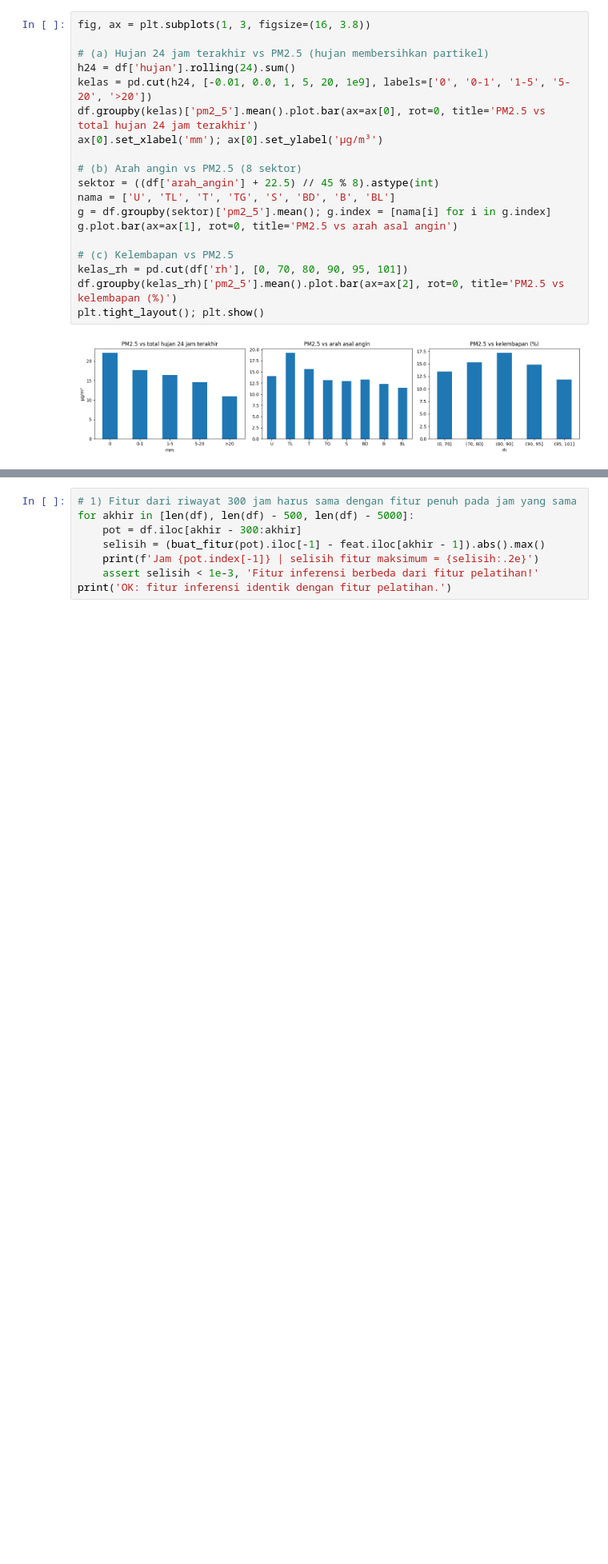
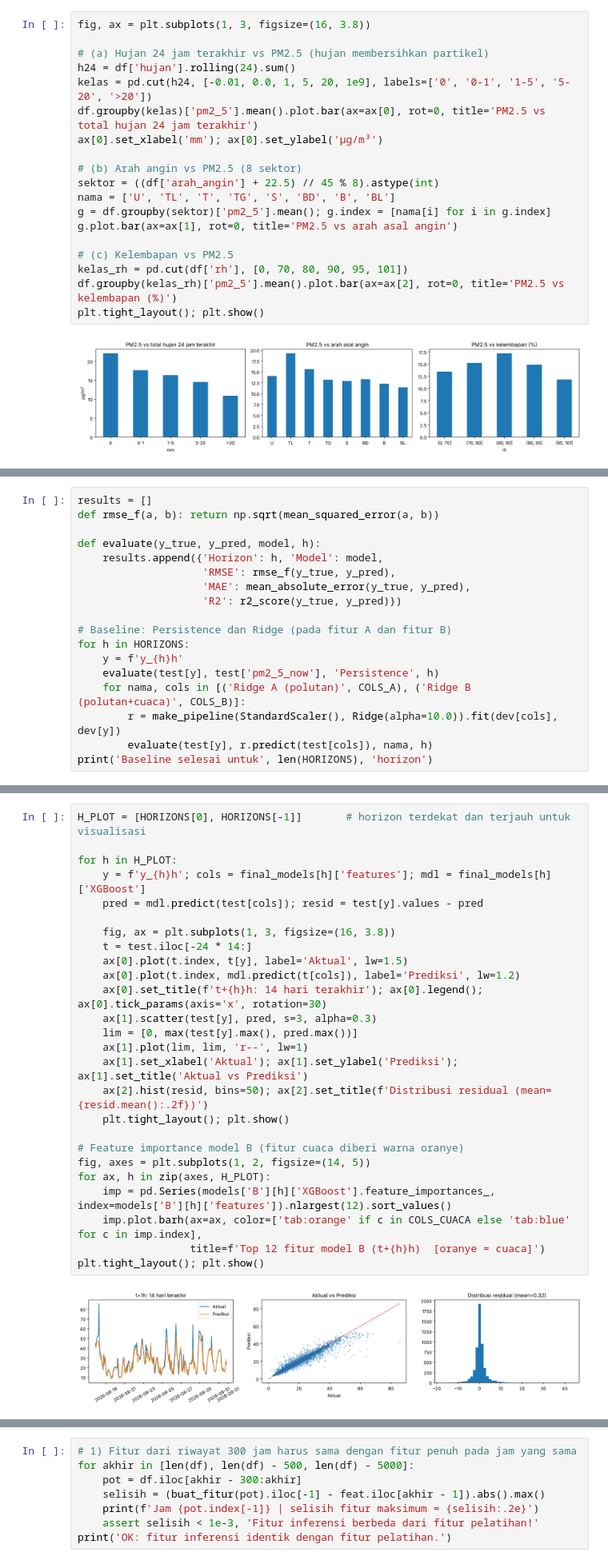
Before and after one commit to LyviaPutri/AirQuality, a Jupyter notebook: backend/Air_Quality_clean.ipynb, the cells around one changed output, grey strips where cells are left out. Shown at 80% size. Cells and saved outputs as stored; diff of their text form; blank space fills up the shorter version.

```diff
--- a/backend/Air_Quality_clean.ipynb
+++ b/backend/Air_Quality_clean.ipynb
@@ -850,0 +372,18 @@ Dua pemeriksaan sebelum model dihubungkan ke dashboard:
+# %%
+results = []
+def rmse_f(a, b): return np.sqrt(mean_squared_error(a, b))
+
+def evaluate(y_true, y_pred, model, h):
+    results.append({'Horizon': h, 'Model': model,
+                    'RMSE': rmse_f(y_true, y_pred),
+                    'MAE': mean_absolute_error(y_true, y_pred),
+                    'R2': r2_score(y_true, y_pred)})
+
+# Baseline: Persistence dan Ridge (pada fitur A dan fitur B)
+for h in HORIZONS:
+    y = f'y_{h}h'
+    evaluate(test[y], test['pm2_5_now'], 'Persistence', h)
+    for nama, cols in [('Ridge A (polutan)', COLS_A), ('Ridge B (polutan+cuaca)', COLS_B)]:
+        r = make_pipeline(StandardScaler(), Ridge(alpha=10.0)).fit(dev[cols], dev[y])
+        evaluate(test[y], r.predict(test[cols]), nama, h)
+print('Baseline selesai untuk', len(HORIZONS), 'horizon')
@@ -850,0 +582,28 @@ Dua pemeriksaan sebelum model dihubungkan ke dashboard:
+# %%
+H_PLOT = [HORIZONS[0], HORIZONS[-1]]       # horizon terdekat dan terjauh untuk visualisasi
+
+for h in H_PLOT:
+    y = f'y_{h}h'; cols = final_models[h]['features']; mdl = final_models[h]['XGBoost']
+    pred = mdl.predict(test[cols]); resid = test[y].values - pred
+
+    fig, ax = plt.subplots(1, 3, figsize=(16, 3.8))
+    t = test.iloc[-24 * 14:]
+    ax[0].plot(t.index, t[y], label='Aktual', lw=1.5)
+    ax[0].plot(t.index, mdl.predict(t[cols]), label='Prediksi', lw=1.2)
+    ax[0].set_title(f't+{h}h: 14 hari terakhir'); ax[0].legend(); ax[0].tick_params(axis='x', rotation=30)
+    ax[1].scatter(test[y], pred, s=3, alpha=0.3)
+    lim = [0, max(test[y].max(), pred.max())]
+    ax[1].plot(lim, lim, 'r--', lw=1)
+    ax[1].set_xlabel('Aktual'); ax[1].set_ylabel('Prediksi'); ax[1].set_title('Aktual vs Prediksi')
+    ax[2].hist(resid, bins=50); ax[2].set_title(f'Distribusi residual (mean={resid.mean():.2f})')
+    plt.tight_layout(); plt.show()
+
+# Feature importance model B (fitur cuaca diberi warna oranye)
+fig, axes = plt.subplots(1, 2, figsize=(14, 5))
+for ax, h in zip(axes, H_PLOT):
+    imp = pd.Series(models['B'][h]['XGBoost'].feature_importances_, index=models['B'][h]['features']).nlargest(12).sort_values()
+    imp.plot.barh(ax=ax, color=['tab:orange' if c in COLS_CUACA else 'tab:blue' for c in imp.index],
+                  title=f'Top 12 fitur model B (t+{h}h)  [oranye = cuaca]')
+plt.tight_layout(); plt.show()
+# %% [output]
+[figure, added]
```
Also changed, not shown: parts of 69 cells of this notebook, 8 other files.
